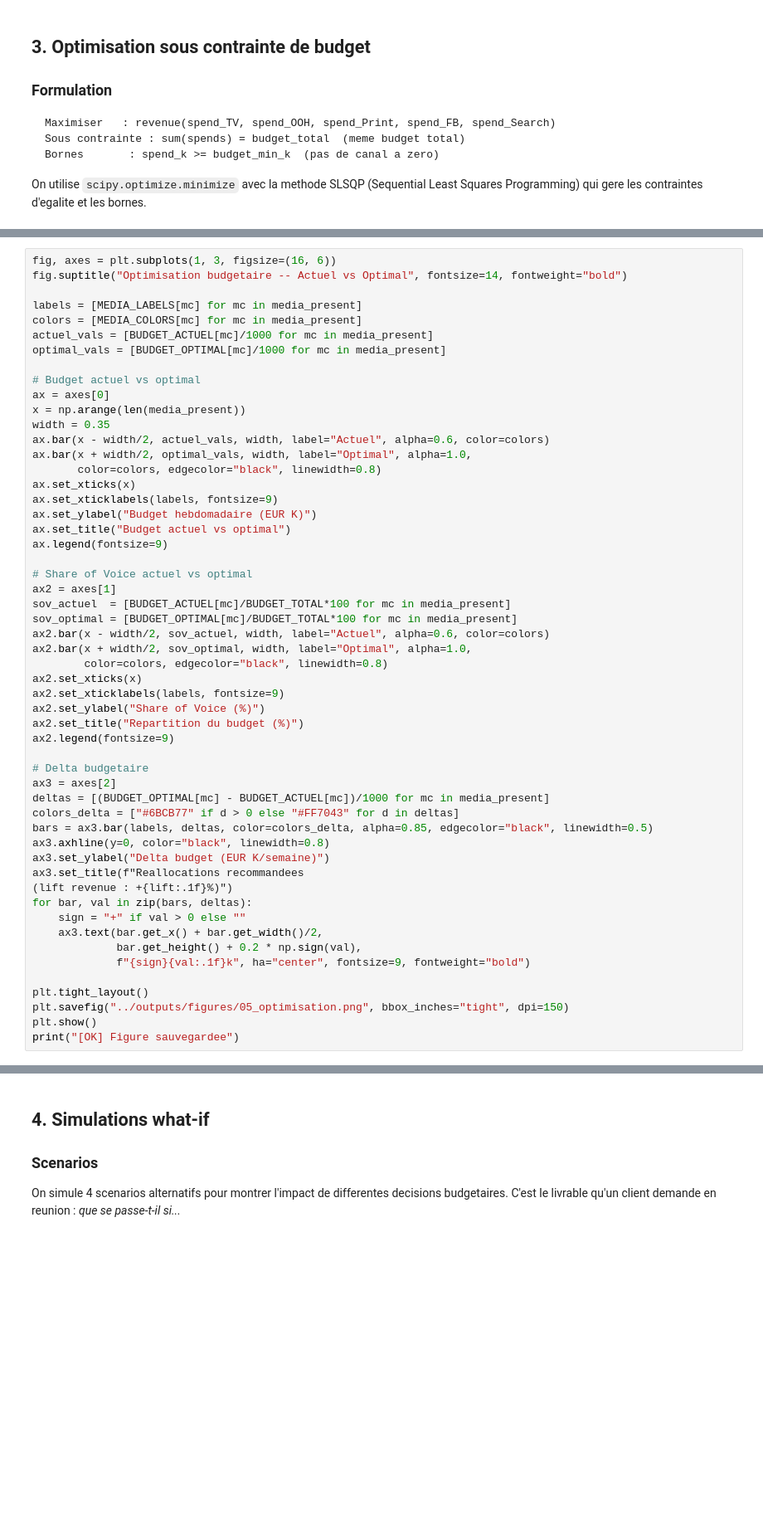
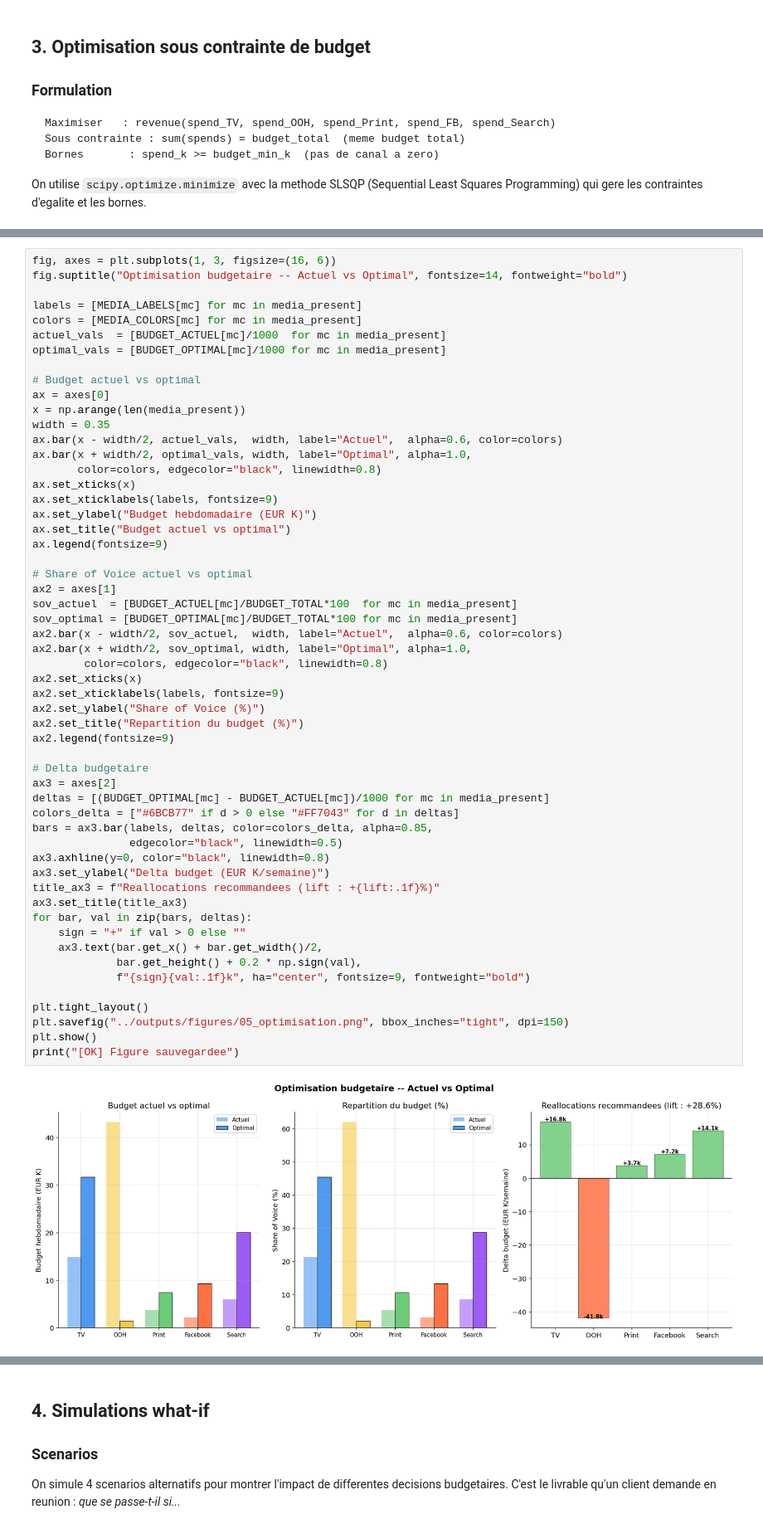
Before and after one commit to SouhaiLOps/RobynMMM, a Jupyter notebook: notebooks/05_optimization.ipynb, the cells around one changed output, grey strips where cells are left out. Shown at 83% size. Drawn from its saved outputs; the diff is of its cells as text; blank space fills up the shorter version.

```diff
--- a/notebooks/05_optimization.ipynb
+++ b/notebooks/05_optimization.ipynb
@@ -216,14 +258,14 @@ fig.suptitle("Optimisation budgetaire -- Actuel vs Optimal", fontsize=14, fontwe
 
 labels = [MEDIA_LABELS[mc] for mc in media_present]
 colors = [MEDIA_COLORS[mc] for mc in media_present]
-actuel_vals = [BUDGET_ACTUEL[mc]/1000 for mc in media_present]
+actuel_vals  = [BUDGET_ACTUEL[mc]/1000  for mc in media_present]
 optimal_vals = [BUDGET_OPTIMAL[mc]/1000 for mc in media_present]
 
 # Budget actuel vs optimal
 ax = axes[0]
 x = np.arange(len(media_present))
 width = 0.35
-ax.bar(x - width/2, actuel_vals, width, label="Actuel", alpha=0.6, color=colors)
+ax.bar(x - width/2, actuel_vals,  width, label="Actuel",  alpha=0.6, color=colors)
 ax.bar(x + width/2, optimal_vals, width, label="Optimal", alpha=1.0,
        color=colors, edgecolor="black", linewidth=0.8)
 ax.set_xticks(x)
@@ -232,35 +274,38 @@ ax.set_ylabel("Budget hebdomadaire (EUR K)")
 ax.set_title("Budget actuel vs optimal")
 ax.legend(fontsize=9)
 
 # Share of Voice actuel vs optimal
 ax2 = axes[1]
-sov_actuel  = [BUDGET_ACTUEL[mc]/BUDGET_TOTAL*100 for mc in media_present]
+sov_actuel  = [BUDGET_ACTUEL[mc]/BUDGET_TOTAL*100  for mc in media_present]
 sov_optimal = [BUDGET_OPTIMAL[mc]/BUDGET_TOTAL*100 for mc in media_present]
-ax2.bar(x - width/2, sov_actuel, width, label="Actuel", alpha=0.6, color=colors)
+ax2.bar(x - width/2, sov_actuel,  width, label="Actuel",  alpha=0.6, color=colors)
 ax2.bar(x + width/2, sov_optimal, width, label="Optimal", alpha=1.0,
         color=colors, edgecolor="black", linewidth=0.8)
 ax2.set_xticks(x)
 ax2.set_xticklabels(labels, fontsize=9)
 ax2.set_ylabel("Share of Voice (%)")
 ax2.set_title("Repartition du budget (%)")
 ax2.legend(fontsize=9)
 
 # Delta budgetaire
 ax3 = axes[2]
 deltas = [(BUDGET_OPTIMAL[mc] - BUDGET_ACTUEL[mc])/1000 for mc in media_present]
 colors_delta = ["#6BCB77" if d > 0 else "#FF7043" for d in deltas]
-bars = ax3.bar(labels, deltas, color=colors_delta, alpha=0.85, edgecolor="black", linewidth=0.5)
+bars = ax3.bar(labels, deltas, color=colors_delta, alpha=0.85,
+               edgecolor="black", linewidth=0.5)
 ax3.axhline(y=0, color="black", linewidth=0.8)
 ax3.set_ylabel("Delta budget (EUR K/semaine)")
-ax3.set_title(f"Reallocations recommandees
-(lift revenue : +{lift:.1f}%)")
+title_ax3 = f"Reallocations recommandees (lift : +{lift:.1f}%)"
+ax3.set_title(title_ax3)
 for bar, val in zip(bars, deltas):
     sign = "+" if val > 0 else ""
     ax3.text(bar.get_x() + bar.get_width()/2,
              bar.get_height() + 0.2 * np.sign(val),
              f"{sign}{val:.1f}k", ha="center", fontsize=9, fontweight="bold")
 
 plt.tight_layout()
 plt.savefig("../outputs/figures/05_optimisation.png", bbox_inches="tight", dpi=150)
 plt.show()
 print("[OK] Figure sauvegardee")
+# %% [output]
+[figure, added]
```
Also changed, not shown: parts of 9 cells of this notebook.
